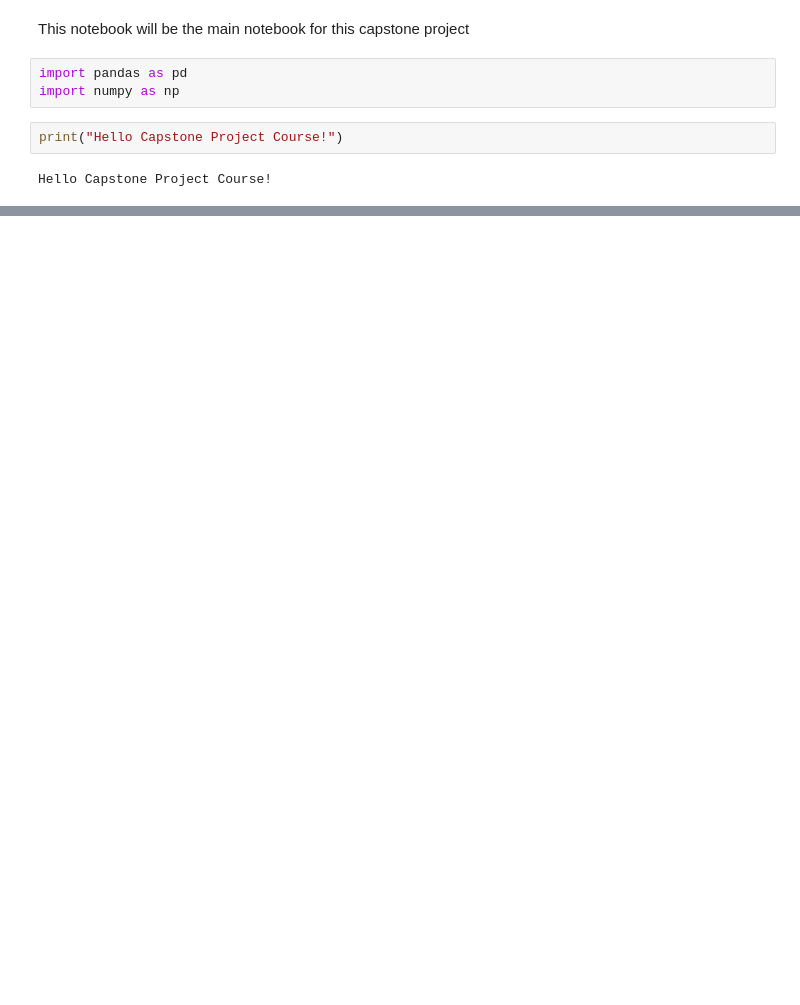
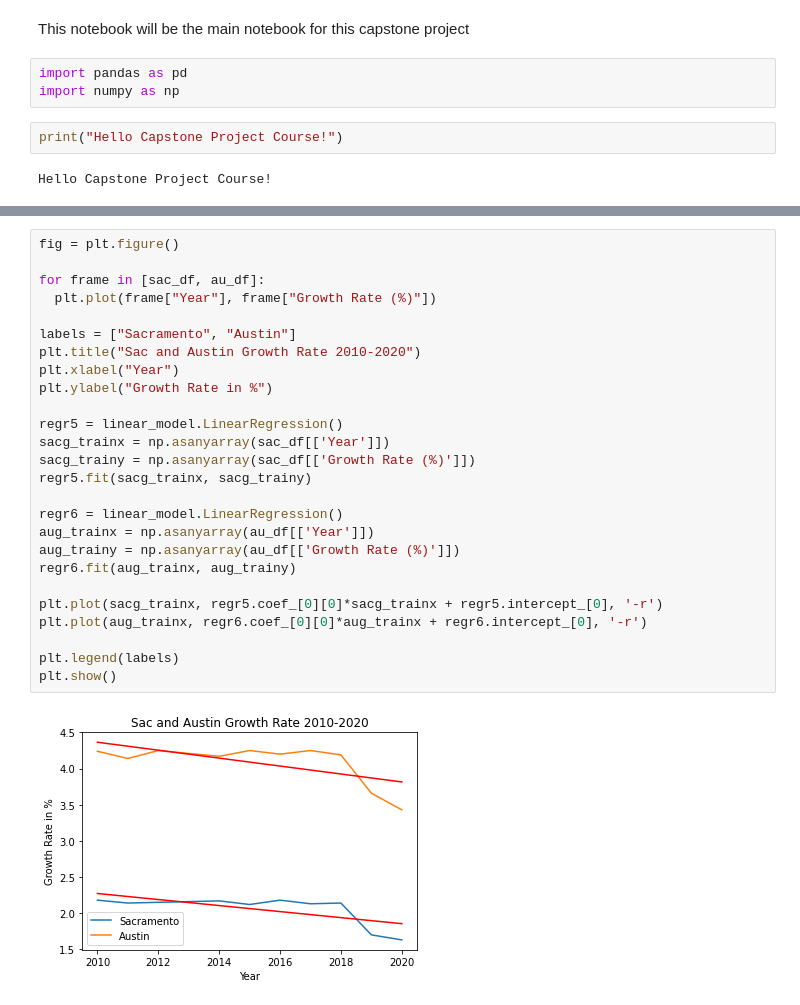
Before and after one commit to klfontus/Two_Capital_Cities, a Jupyter notebook: Data_Science_Capstone_Project.ipynb, the cells around one changed output, grey strips where cells are left out. Cells and saved outputs as stored; diff of their text form; blank space fills up the shorter version.

```diff
--- a/Data_Science_Capstone_Project.ipynb
+++ b/Data_Science_Capstone_Project.ipynb
@@ -14,0 +220,28 @@ Hello Capstone Project Course!
+# %%
+fig = plt.figure()
+
+for frame in [sac_df, au_df]:
+  plt.plot(frame["Year"], frame["Growth Rate (%)"])
+
+labels = ["Sacramento", "Austin"]
+plt.title("Sac and Austin Growth Rate 2010-2020")
+plt.xlabel("Year")
+plt.ylabel("Growth Rate in %")
+
+regr5 = linear_model.LinearRegression()
+sacg_trainx = np.asanyarray(sac_df[['Year']])
+sacg_trainy = np.asanyarray(sac_df[['Growth Rate (%)']])
+regr5.fit(sacg_trainx, sacg_trainy)
+
+regr6 = linear_model.LinearRegression()
+aug_trainx = np.asanyarray(au_df[['Year']])
+aug_trainy = np.asanyarray(au_df[['Growth Rate (%)']])
+regr6.fit(aug_trainx, aug_trainy)
+
+plt.plot(sacg_trainx, regr5.coef_[0][0]*sacg_trainx + regr5.intercept_[0], '-r')
+plt.plot(aug_trainx, regr6.coef_[0][0]*aug_trainx + regr6.intercept_[0], '-r')
+
+plt.legend(labels)
+plt.show()
+# %% [output]
+[figure, added]
```
Also changed, not shown: parts of 70 cells of this notebook.
